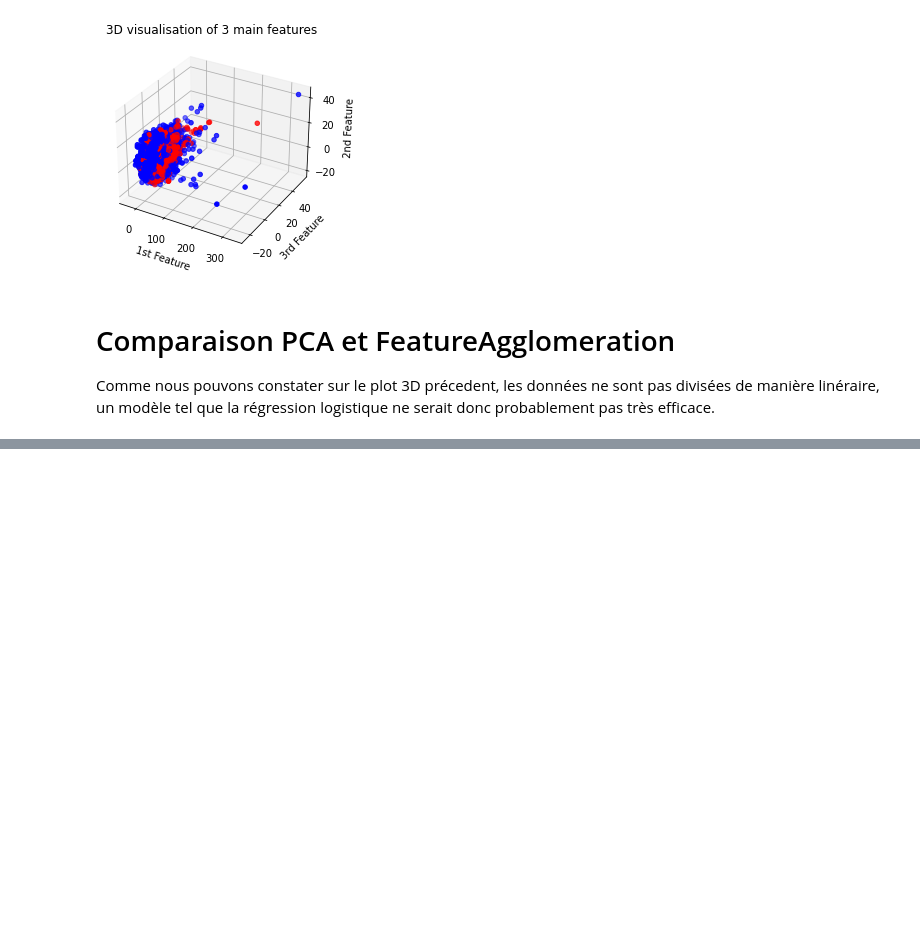
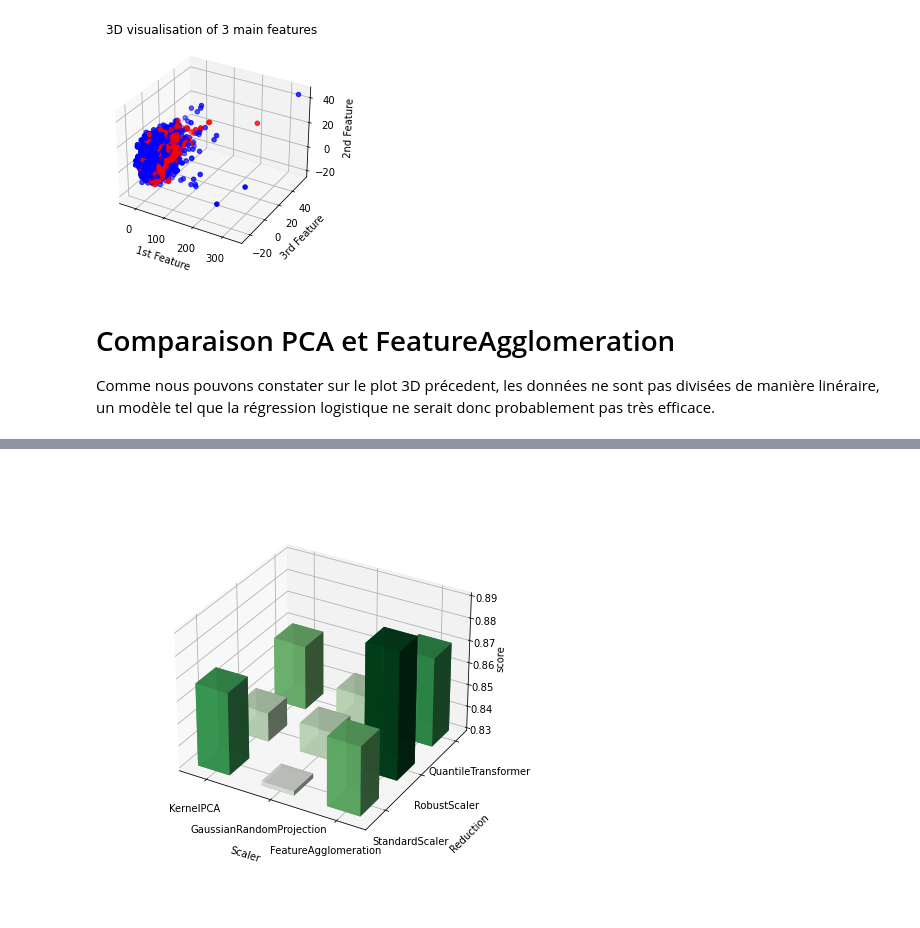
Before and after one commit to Aympab/ML-project, a Jupyter notebook: preprocessing.ipynb, the cells around one changed output, grey strips where cells are left out. Cells and saved outputs as stored; diff of their text form; code cells hidden in the pictures; blank space fills up the shorter version.

```diff
--- a/preprocessing.ipynb
+++ b/preprocessing.ipynb
@@ -142,0 +154,51 @@ corr_matrix
+# %%
+from mpl_toolkits.mplot3d import Axes3D
+from matplotlib import pyplot as plt
+import matplotlib.colors as colors
+import matplotlib.cm as cm
+
+scalers_list = ["StandardScaler", "RobustScaler", "QuantileTransformer"]
+reduction_list = ["KernelPCA", "GaussianRandomProjection", "FeatureAgglomeration"]
+scores = np.array([[0.867, 0.832, 0.861], [0.843, 0.843, 0.887], [0.859, 0.844, 0.870]]) - 0.83
+
+fig = plt.figure(figsize=(6, 6))
+ax = Axes3D(fig)
+
+lx= len(scores[0])            # Work out matrix dimensions
+ly= len(scores[:,0])
+xpos = np.arange(0,lx,1)    # Set up a mesh of positions
+ypos = np.arange(0,ly,1)
+xpos, ypos = np.meshgrid(xpos+0.25, ypos+0.25)
+
+xpos = xpos.flatten()   # Convert positions to 1D array
+ypos = ypos.flatten()
+zpos = 0.83 #np.zeros(lx*ly)
+
+dx = 0.5 * np.ones_like(zpos)
+dy = dx.copy()
+dz = scores.flatten()
+
+offset = dz + np.abs(dz.min())
+fracs = offset.astype(float)/offset.max()
+norm = colors.Normalize(fracs.min(), fracs.max())
+color_values = cm.Greens(norm(fracs.tolist()))
+
+ax.bar3d(xpos,ypos,zpos, dx, dy, dz, color=color_values, alpha=0.9, shade=True)
+
+ax.set_zlim((0.83, 0.89))
+ticksx = np.arange(0.5, 3, 1)
+plt.xticks(ticksx, reduction_list)
+
+ticksy = np.arange(0.6, 3, 1)
+plt.yticks(ticksy, scalers_list)
+ax.set_xlabel('Scaler', labelpad=30)
+ax.set_ylabel('Reduction', labelpad=42)
+ax.set_zlabel('score')
+ax.tick_params(axis='x', pad=15)
+ax.tick_params(axis='y', pad=22)
+ax.dist=13
+
+plt.savefig('barGraph.png')
+plt.show()
+# %% [output]
+[figure, added]
```
Also changed, not shown: parts of 5 cells of this notebook, 1 other file.
